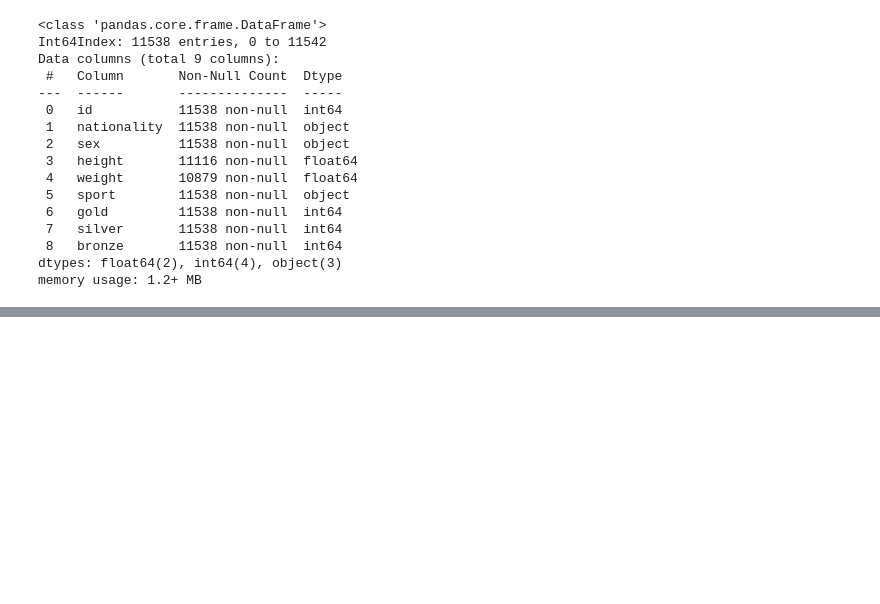
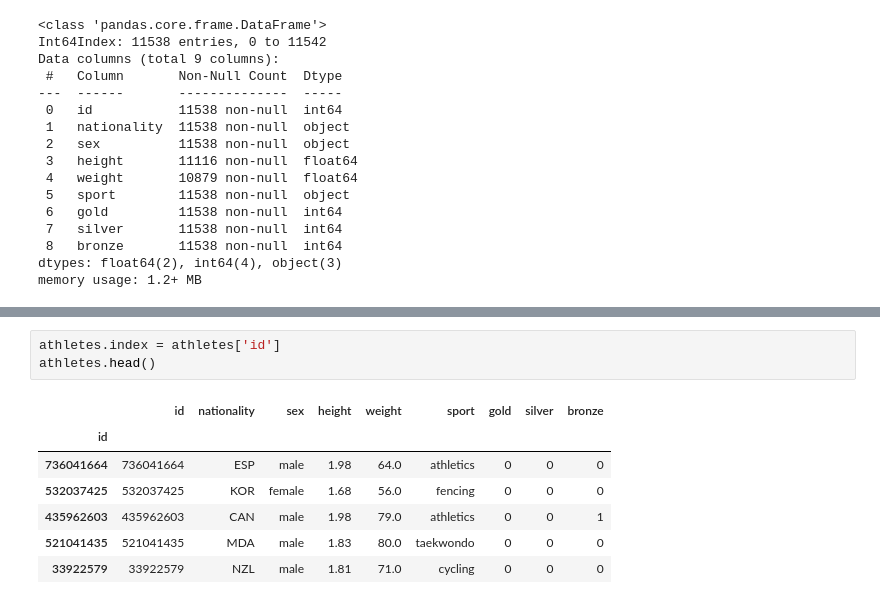
Before and after one commit to erickrex/python-cheatsheet, a Jupyter notebook: pandas_outliers.ipynb, the cells around one changed output, grey strips where cells are left out. Cells and saved outputs as stored; diff of their text form; blank space fills up the shorter version.

```diff
--- a/pandas_outliers.ipynb
+++ b/pandas_outliers.ipynb
@@ -252,0 +262,11 @@ memory usage: 1.2+ MB
+# %%
+athletes.index = athletes['id']
+athletes.head()
+# %% [output]
+|  | id | nationality | sex | height | weight | sport | gold | silver | bronze |
+| id |  |  |  |  |  |  |  |  |  |
+| 736041664 | 736041664 | ESP | male | 1.98 | 64.0 | athletics | 0 | 0 | 0 |
+| 532037425 | 532037425 | KOR | female | 1.68 | 56.0 | fencing | 0 | 0 | 0 |
+| 435962603 | 435962603 | CAN | male | 1.98 | 79.0 | athletics | 0 | 0 | 1 |
+| 521041435 | 521041435 | MDA | male | 1.83 | 80.0 | taekwondo | 0 | 0 | 0 |
+| 33922579 | 33922579 | NZL | male | 1.81 | 71.0 | cycling | 0 | 0 | 0 |
```
Also changed, not shown: parts of 8 cells of this notebook.
